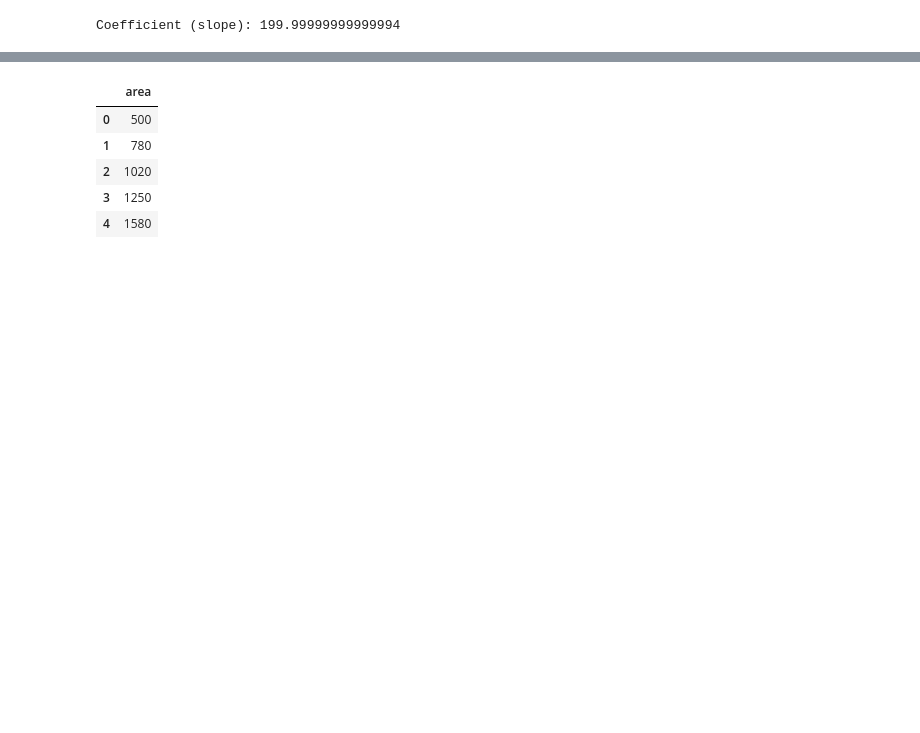
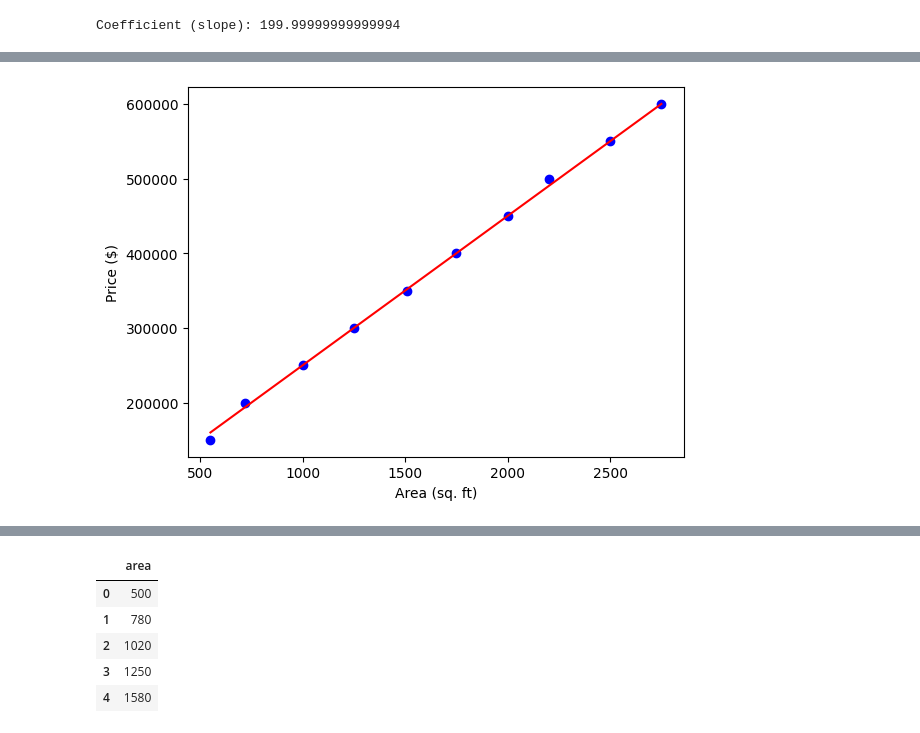
Before and after one commit to Boora-Raman/AIML-Lab, a Jupyter notebook: LinearRegession.ipynb, the cells around one changed output, grey strips where cells are left out. Cells and saved outputs as stored; diff of their text form; code cells hidden in the pictures; blank space fills up the shorter version.

```diff
--- a/LinearRegession.ipynb
+++ b/LinearRegession.ipynb
@@ -21,3 +21,15 @@ data.head()
+# %%
+X= data[['area']].values
+y = data['price'].values
+plt.scatter(X, y, color='blue')
+plt.plot()
+plt.plot(X, model.predict(X), color='red')
+
+plt.xlabel("Area (sq. ft)")
+plt.ylabel("Price ($)")
+plt.show()
+# %% [output]
+[figure, added]
 # %%
 model.fit(data[['area']], data['price'])
 
```
Also changed, not shown: parts of 3 cells of this notebook.
